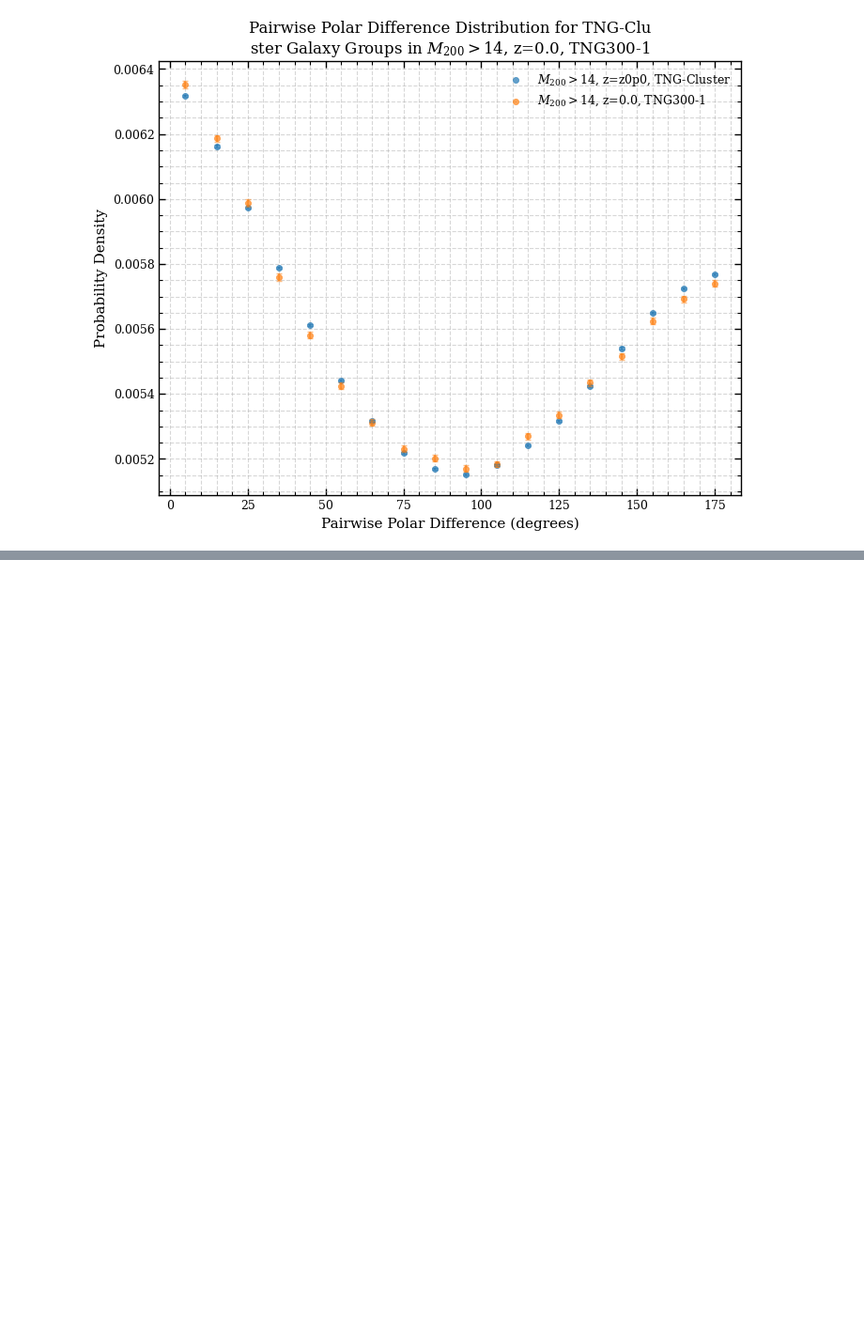
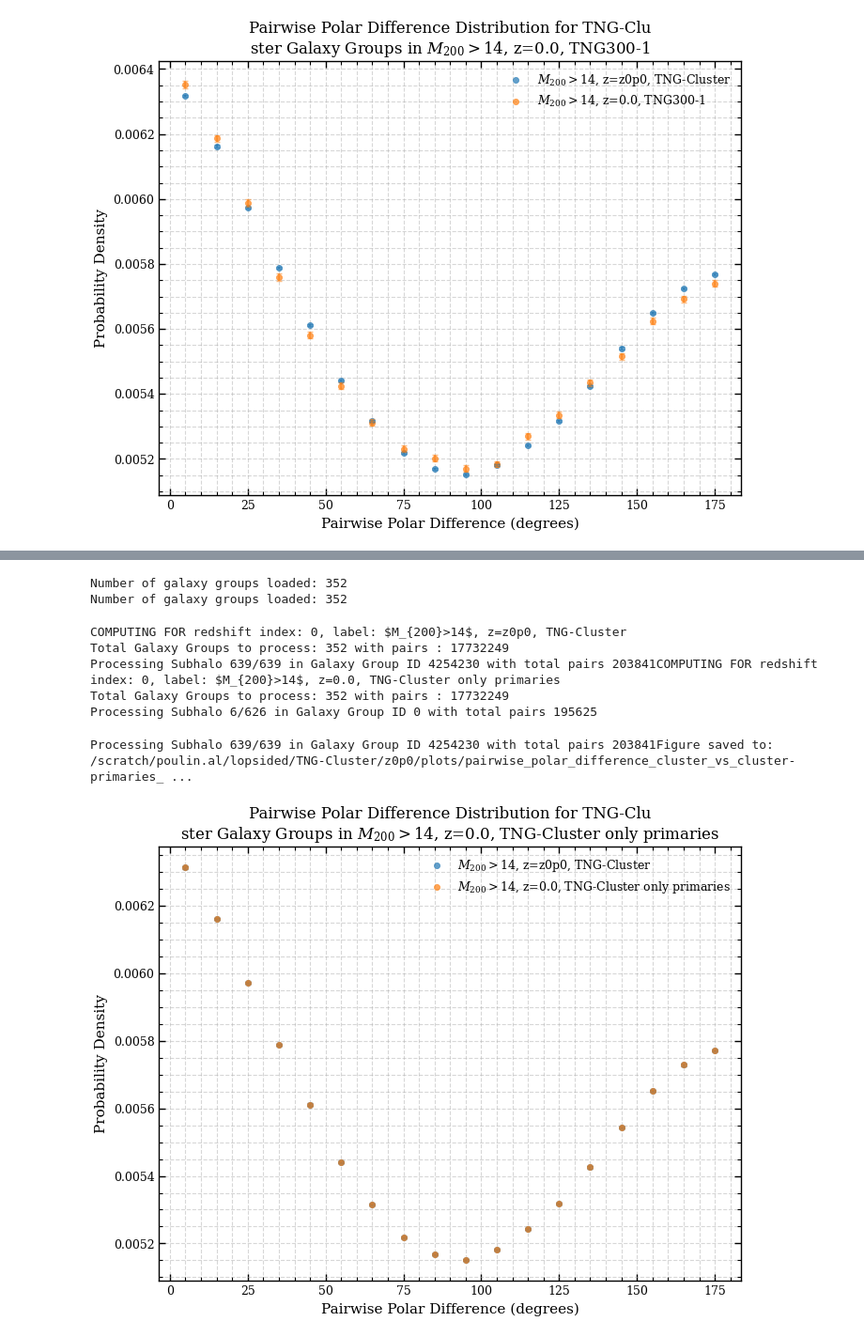
Before and after one commit to poulinal/sat-lopsidedness, a Jupyter notebook: src/myproject/redshiftGalaxyGroup-computeallplots-cluster.ipynb, the cells around one changed output, grey strips where cells are left out. Shown at 94% size. Saved outputs shown, nothing was run; the diff lists cells and outputs as text; code cells hidden in the pictures; blank space fills up the shorter version.

```diff
--- a/src/myproject/redshiftGalaxyGroup-computeallplots-cluster.ipynb
+++ b/src/myproject/redshiftGalaxyGroup-computeallplots-cluster.ipynb
@@ -145,0 +265,2 @@ Processing Subhalo 54/54 in Galaxy Group ID 99 with total pairs 1431606Figure sa
+# %%
+galaxyAnalysisZ0PrimaryOnly = GalaxyAnalysis(generalRewrite=True, sim='TNG-Cluster',luminosityType='Default')
@@ -145,0 +279,10 @@ Processing Subhalo 54/54 in Galaxy Group ID 99 with total pairs 1431606Figure sa
+# %%
+from myproject.utilities.ListGalaxyGroup import ListGalaxyGroup
+#now filter to only the primary halo ids that are in our galaxy groups
+filtered_primary_gt14_list_of_galaxy_groups = []
+for gg in galaxyAnalysisZ0PrimaryOnly.filtered_gt14_list_of_galaxy_groups.getAllGalaxyGroups():
+    if gg.getGroupID() in primary_halo_ids:
+        print(f"Galaxy group with primary halo ID {gg.getGroupID()} is in the TNG-Cluster catalog.")
+        filtered_primary_gt14_list_of_galaxy_groups.append(gg)
+
+galaxyAnalysisZ0PrimaryOnly.filtered_gt14_list_of_galaxy_groups = ListGalaxyGroup(filtered_primary_gt14_list_of_galaxy_groups, headerInformation=galaxyAnalysisZ0.filtered_gt14_list_of_galaxy_groups.getHeaderInformation())
@@ -145,0 +307,27 @@ Processing Subhalo 54/54 in Galaxy Group ID 99 with total pairs 1431606Figure sa
+# %%
+print(f'Number of galaxy groups loaded: {galaxyAnalysisZ0.filtered_gt14_list_of_galaxy_groups.getNumGalaxyGroups()}')
+print(f'Number of galaxy groups loaded: {galaxyAnalysisZ0PrimaryOnly.filtered_gt14_list_of_galaxy_groups.getNumGalaxyGroups()}')
+# %% [output]
+Number of galaxy groups loaded: 352
+Number of galaxy groups loaded: 352
+# %%
+listRedshiftGG = []
+# galaxyAnalysisZ0.setSnapshot(snapshot[0], newsim='TNG-Cluster', luminosityType='Default')
+snapshot=(99,)
+groupList = []
+groupList.append((galaxyAnalysisZ0.filtered_gt14_list_of_galaxy_groups, f'$M_{{200}}>14$, z={galaxyAnalysisZ0.snapshot_dic[snapshot[0]][1]}, TNG-Cluster'))
+groupList.append((galaxyAnalysisZ0PrimaryOnly.filtered_gt14_list_of_galaxy_groups, f'$M_{{200}}>14$, z=0.0, TNG-Cluster only primaries'))
+listRedshiftGG.append(groupList)
+
+polar_plotter, polar_fig, polar_ax = galaxyAnalysisZ0.overlay_polar_pairwise_across_redshifts(listRedshiftGG=listRedshiftGG, typePlot='polar', oneaxis=True)#, plotRows=2, plotCols=3)
+# galaxyAnalysisZ0.plot_M200_distribution_for_all_mass_bins()
+polar_ax.legend(loc='upper right')  # Add legend to the last subplot
+polar_plotter.save_figure(polar_fig, galaxyAnalysisZ0.scratchPlotDirc + f'/pairwise_polar_difference_cluster_vs_cluster-primaries_{galaxyAnalysisZ0.sim}{galaxyAnalysisZ0.plotEndingFormat}')
+# %% [output]
+COMPUTING FOR redshift index: 0, label: $M_{200}>14$, z=z0p0, TNG-Cluster
+Total Galaxy Groups to process: 352 with pairs : 17732249
+Processing Subhalo 639/639 in Galaxy Group ID 4254230 with total pairs 203841COMPUTING FOR redshift index: 0, label: $M_{200}>14$, z=0.0, TNG-Cluster only primaries
+Total Galaxy Groups to process: 352 with pairs : 17732249
+Processing Subhalo 6/626 in Galaxy Group ID 0 with total pairs 195625
+Processing Subhalo 639/639 in Galaxy Group ID 4254230 with total pairs 203841Figure saved to: /scratch/poulin.al/lopsided/TNG-Cluster/z0p0/plots/pairwise_polar_difference_cluster_vs_cluster-primaries_ ...
+[figure, added]
```
Also changed, not shown: parts of 6 cells of this notebook, 3 other files.
